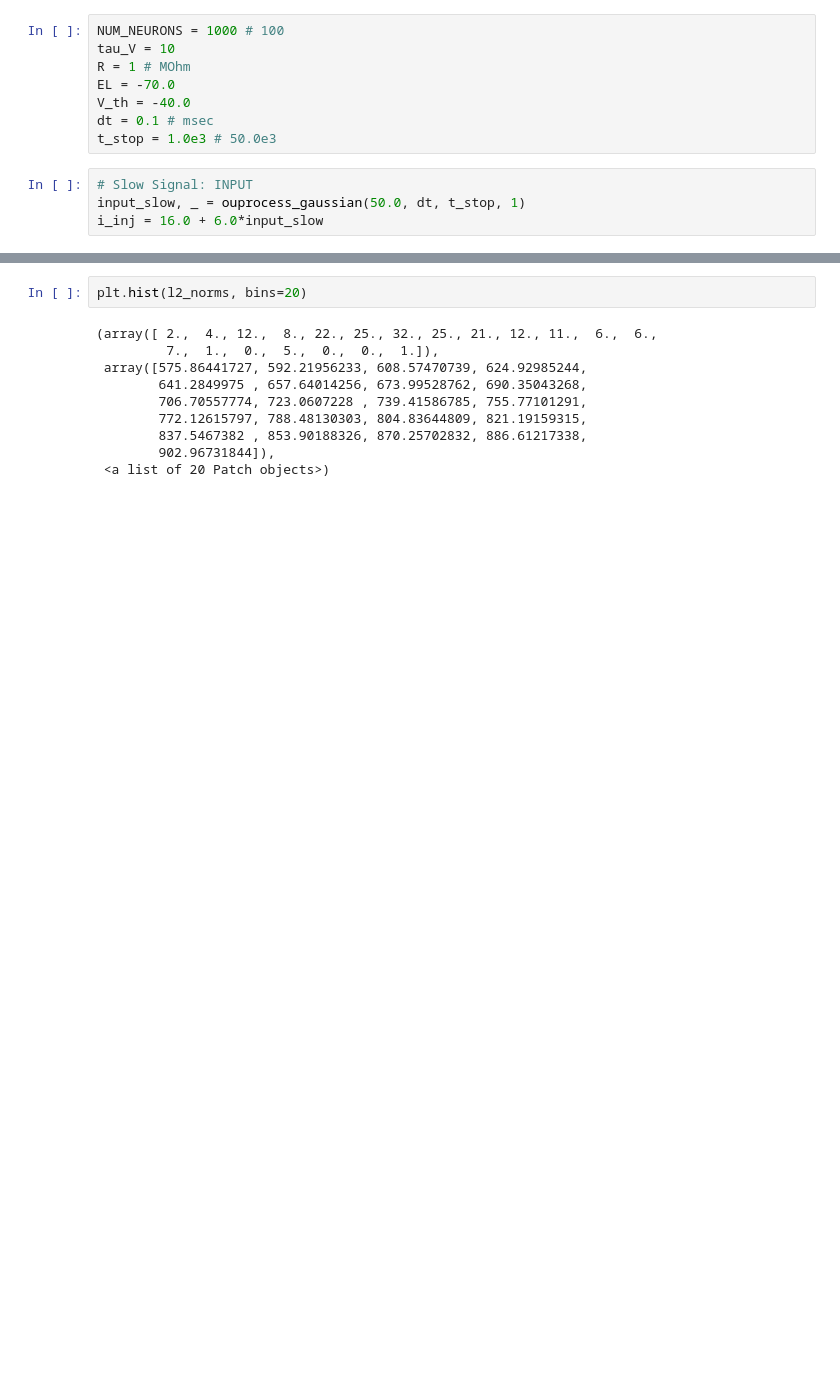
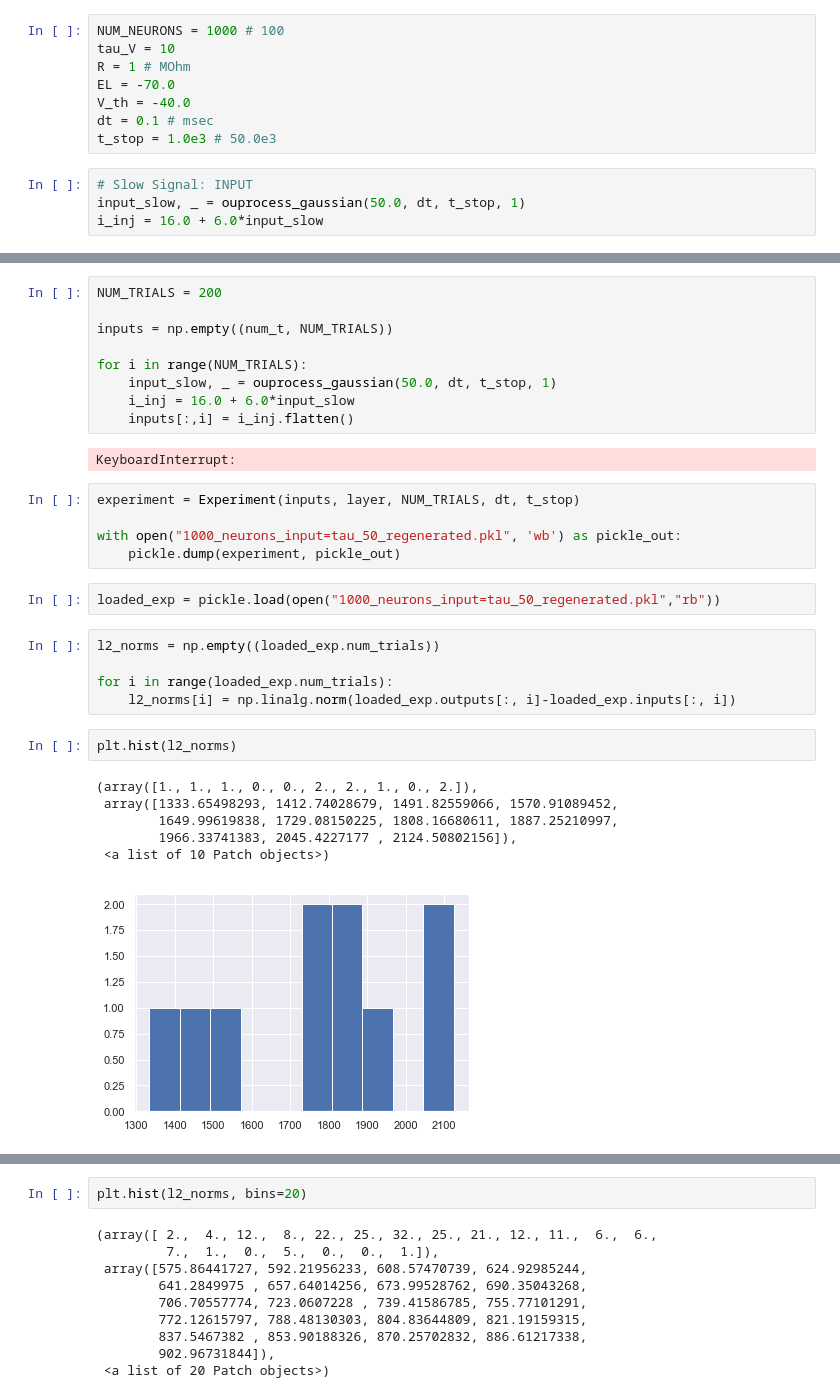
Before and after one commit to nsbspl/async-spike-propagation, a Jupyter notebook: main.ipynb, the cells around one changed output, grey strips where cells are left out. Cells and saved outputs as stored; diff of their text form; blank space fills up the shorter version.

Commit message:
Created experiment object to pickle results

```diff
--- a/main.ipynb
+++ b/main.ipynb
@@ -66,3 +69,35 @@ np.linalg.norm(out-i_inj)
+# %%
+NUM_TRIALS = 200
+
+inputs = np.empty((num_t, NUM_TRIALS))
+
+for i in range(NUM_TRIALS):
+    input_slow, _ = ouprocess_gaussian(50.0, dt, t_stop, 1)
+    i_inj = 16.0 + 6.0*input_slow
+    inputs[:,i] = i_inj.flatten()
+# %% [output]
+KeyboardInterrupt:
+# %%
+experiment = Experiment(inputs, layer, NUM_TRIALS, dt, t_stop)
+
+with open("1000_neurons_input=tau_50_regenerated.pkl", 'wb') as pickle_out:
+    pickle.dump(experiment, pickle_out)
+# %%
+loaded_exp = pickle.load(open("1000_neurons_input=tau_50_regenerated.pkl","rb"))
+# %%
+l2_norms = np.empty((loaded_exp.num_trials))
+
+for i in range(loaded_exp.num_trials):
+    l2_norms[i] = np.linalg.norm(loaded_exp.outputs[:, i]-loaded_exp.inputs[:, i])
+# %%
+plt.hist(l2_norms)
+# %% [output]
+(array([1., 1., 1., 0., 0., 2., 2., 1., 0., 2.]),
+ array([1333.65498293, 1412.74028679, 1491.82559066, 1570.91089452,
+        1649.99619838, 1729.08150225, 1808.16680611, 1887.25210997,
+        1966.33741383, 2045.4227177 , 2124.50802156]),
+ <a list of 10 Patch objects>)
+[figure, added]
 # %%
 import time
 start_time = time.time()
```
Also changed, not shown: parts of 10 cells of this notebook, 2 other files.
